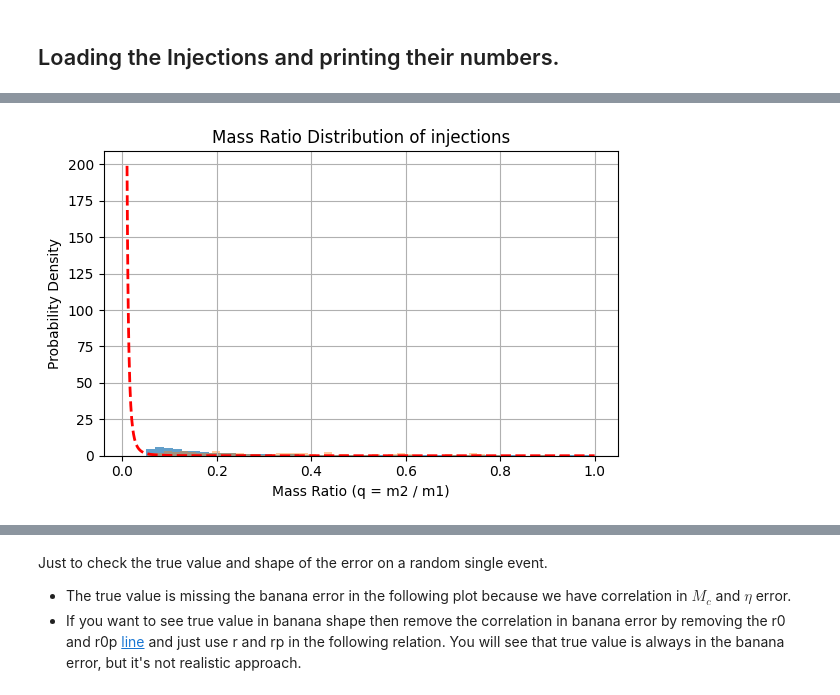
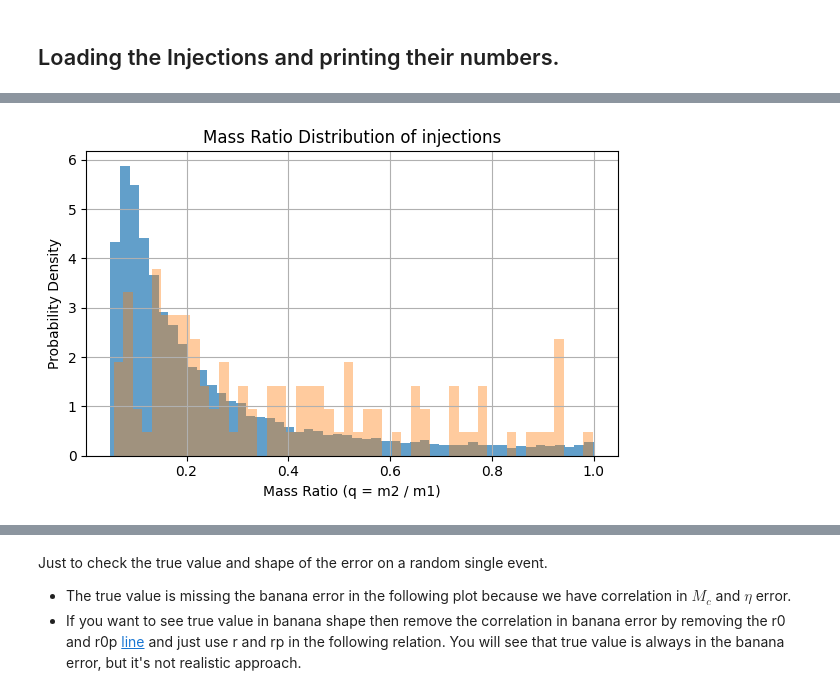
Before and after one commit to gwkokab/gwkokab, a Jupyter notebook: examples/fake_pe_generation.ipynb, the cells around one changed output, grey strips where cells are left out. Drawn from its saved outputs; the diff is of its cells as text; code cells hidden in the pictures.

```diff
--- a/examples/fake_pe_generation.ipynb
+++ b/examples/fake_pe_generation.ipynb
@@ -387,28 +397,28 @@ plt.show()
 # %%
 m1_raw = raw_data_inj[:, 0]
 m2_raw = raw_data_inj[:, 1]
 mass_ratio_raw = m2_raw / m1_raw
 m1_sel = data_inj[:, 0]
 m2_sel = data_inj[:, 1]
 mass_ratio_sel = m2_sel / m1_sel
 q_grid = np.linspace(0.01, 1.0, 1000)
 p_q_beta2 = q_grid**true_beta  # if alpha = 0.0 then curve exactly matches
 p_q_beta2 /= np.trapezoid(p_q_beta2, q_grid)
 plt.figure(figsize=(6, 4))
 plt.hist(mass_ratio_raw, bins=50, density=True, alpha=0.7, label="Injections (raw)")
 plt.hist(
     mass_ratio_sel, bins=50, density=True, alpha=0.4, label="Injections (selected)"
 )
-plt.plot(q_grid, p_q_beta2, "r--", label="Injected model (β=0.0)", linewidth=2)
+# plt.plot(q_grid, p_q_beta2, "r--", label="Injected model (β=0.0)", linewidth=2)
 plt.xlabel("Mass Ratio (q = m2 / m1)")
 plt.ylabel("Probability Density")
 plt.title("Mass Ratio Distribution of injections")
 # plt.legend()
 plt.tight_layout()
 plt.grid(True)
 plt.show()
 # %% [output]
-[figure, old version]
+[figure, new version]
 # %%
 plt.rcParams.update(
     {
```
Also changed, not shown: parts of 17 cells of this notebook, 1 other file.
